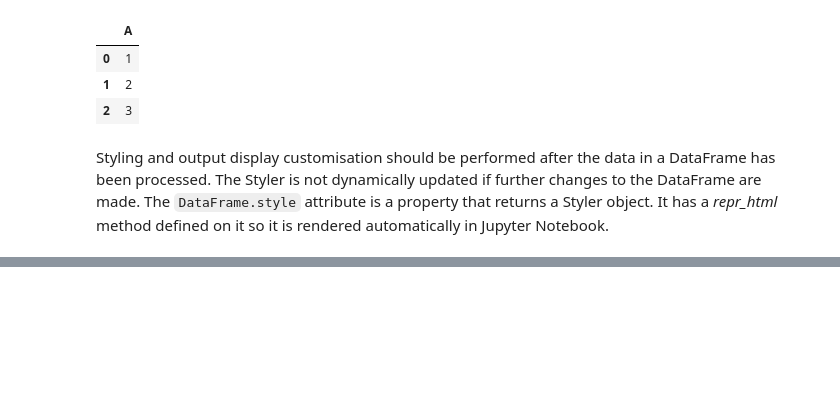
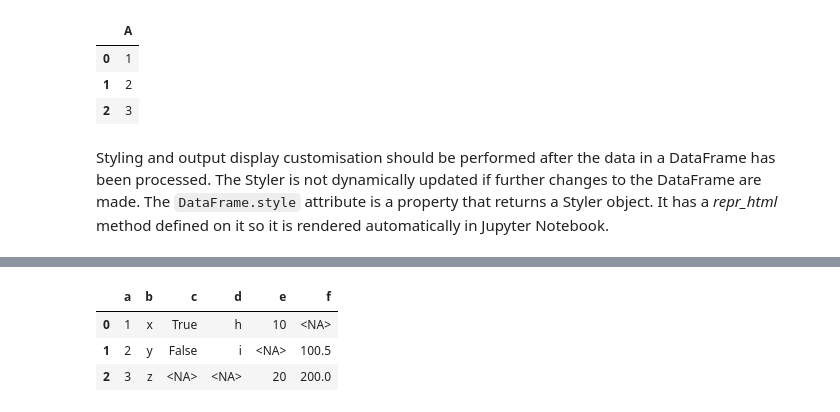
Before and after one commit to soyinkas1/PP0011_Books_Medium_Articles-Personal-Practice-Walkalong_Notebooks, a Jupyter notebook: 25 Pandas Functions You Didn't Know Existed.ipynb, the cells around one changed output, grey strips where cells are left out. Cells and saved outputs as stored; diff of their text form; code cells hidden in the pictures; blank space fills up the shorter version.

```diff
--- a/25 Pandas Functions You Didn't Know Existed.ipynb
+++ b/25 Pandas Functions You Didn't Know Existed.ipynb
@@ -500,0 +876,10 @@ Styling and output display customisation should be performed after the data in a
+# %%
+# Convert the DataFrame to use best possible dtypes
+dfn = df.convert_dtypes()
+# %%
+dfn
+# %% [output]
+|  | a | b | c | d | e | f |
+| 0 | 1 | x | True | h | 10 | <NA> |
+| 1 | 2 | y | False | i | <NA> | 100.5 |
+| 2 | 3 | z | <NA> | <NA> | 20 | 200.0 |
```
Also changed, not shown: parts of 70 cells of this notebook, 6 other files.
